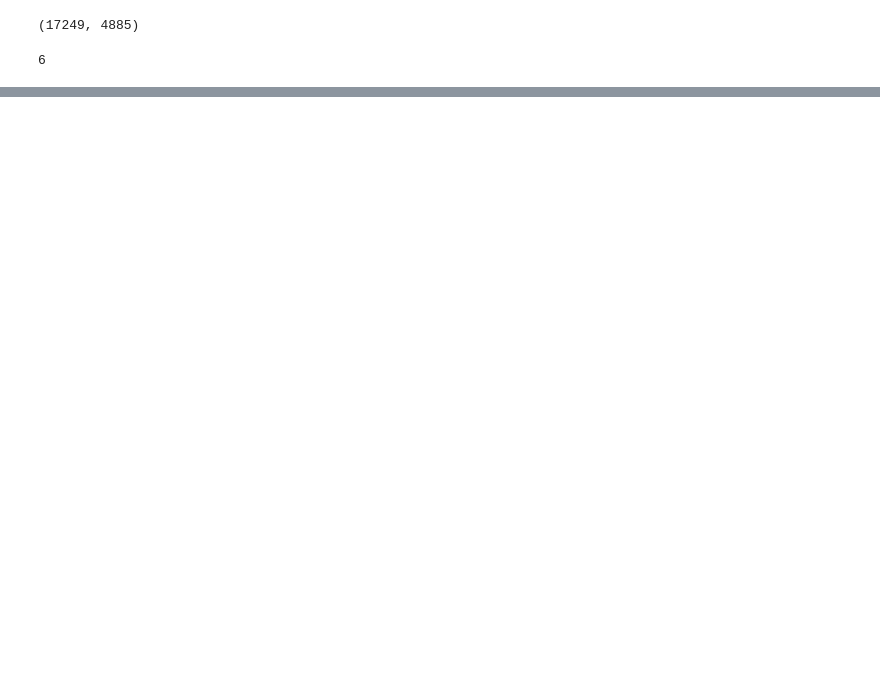
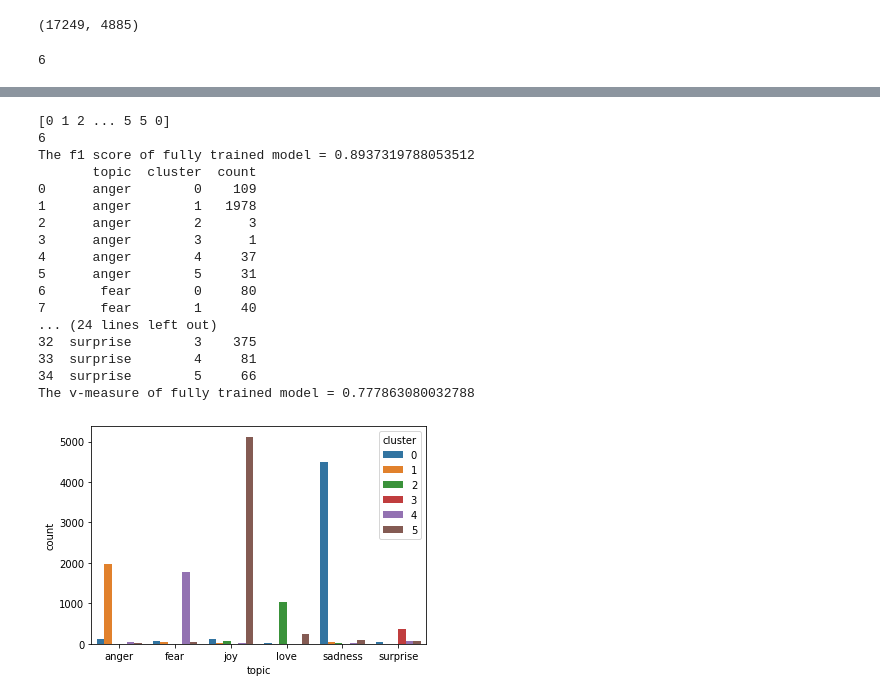
Before and after one commit to hiennguyen26/Emotions_Topics_Modeling, a Jupyter notebook: semi_supervised_nb.ipynb, the cells around one changed output, grey strips where cells are left out. Drawn from its saved outputs; the diff is of its cells as text; code cells hidden in the pictures; blank space fills up the shorter version.

```diff
--- a/semi_supervised_nb.ipynb
+++ b/semi_supervised_nb.ipynb
@@ -193,0 +237,28 @@ print(f'The v-measure of fully trained model = {train_eval(prediction, d=True)}'
+# %%
+yhat_hard, m_hard = semisupervised_EM(lambda: SoftMultinomialNB(), 6, combined_X, combined_Y, mask, return_model=True)
+prediction_train_hard = m_hard.predict(X_supervised)
+print(prediction_train_hard)
+print(len(unique(prediction_train_hard)))
+train_eval = lambda cluster_labels, d=True: breakdown_clusters_by_ground_truth(train.sentiment, prediction_train_hard, d)
+
+print(f'The f1 score of fully trained model = {f1_score(y_train, prediction_train_hard,average="macro")}')
+print(f'The v-measure of fully trained model = {train_eval(prediction_train_hard, d=True)}')
+# %% [output]
+[0 1 2 ... 5 5 0]
+6
+The f1 score of fully trained model = 0.8937319788053512
+       topic  cluster  count
+0      anger        0    109
+1      anger        1   1978
+2      anger        2      3
+3      anger        3      1
+4      anger        4     37
+5      anger        5     31
+6       fear        0     80
+7       fear        1     40
+... (24 lines left out)
+32  surprise        3    375
+33  surprise        4     81
+34  surprise        5     66
+The v-measure of fully trained model = 0.777863080032788
+[figure, added]
```
Also changed, not shown: parts of 7 cells of this notebook, 2 other files.
